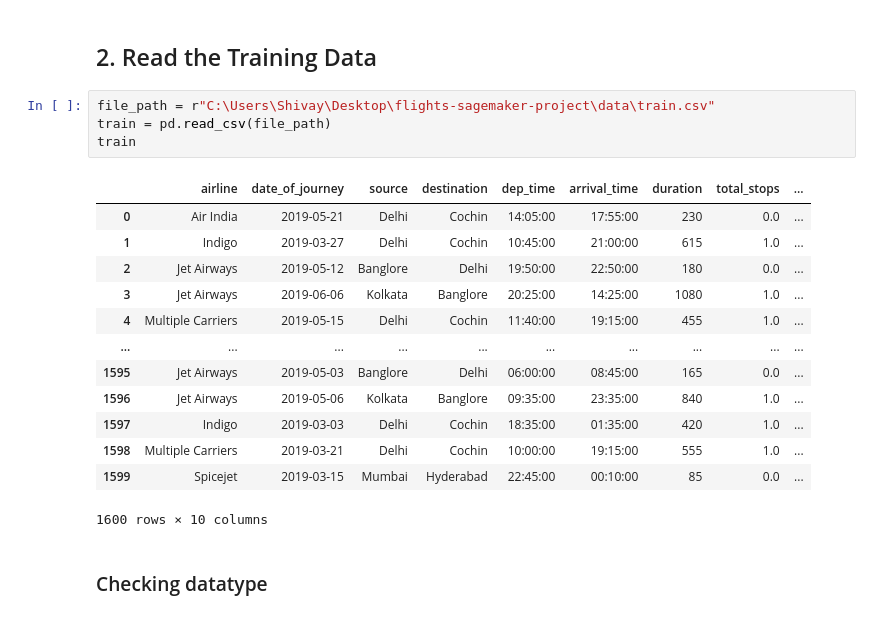
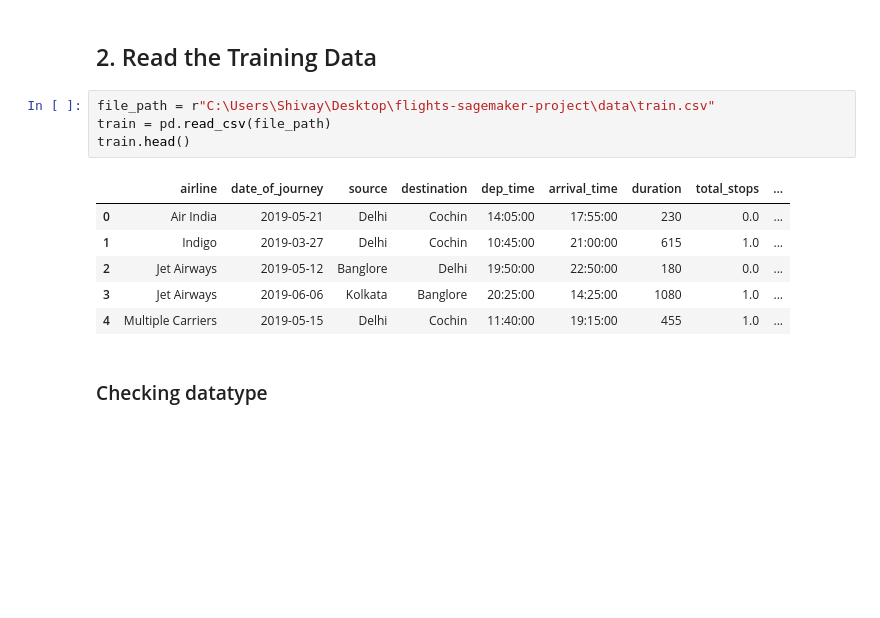
Before and after one commit to Hari7531/flights-sagemaker-project, a Jupyter notebook: notebook/eda.ipynb, the cells around one changed output. Drawn from its saved outputs; the diff is of its cells as text; blank space fills up the shorter version.

```diff
--- a/notebook/eda.ipynb
+++ b/notebook/eda.ipynb
@@ -14,21 +15,14 @@ from sklearn.ensemble import IsolationForest
 # %%
 file_path = r"C:\Users\Shivay\Desktop\flights-sagemaker-project\data\train.csv"
 train = pd.read_csv(file_path)
-train
+train.head()
 # %% [output]
 |  | airline | date_of_journey | source | destination | dep_time | arrival_time | duration | total_stops | ... |
 | 0 | Air India | 2019-05-21 | Delhi | Cochin | 14:05:00 | 17:55:00 | 230 | 0.0 | ... |
 | 1 | Indigo | 2019-03-27 | Delhi | Cochin | 10:45:00 | 21:00:00 | 615 | 1.0 | ... |
 | 2 | Jet Airways | 2019-05-12 | Banglore | Delhi | 19:50:00 | 22:50:00 | 180 | 0.0 | ... |
 | 3 | Jet Airways | 2019-06-06 | Kolkata | Banglore | 20:25:00 | 14:25:00 | 1080 | 1.0 | ... |
 | 4 | Multiple Carriers | 2019-05-15 | Delhi | Cochin | 11:40:00 | 19:15:00 | 455 | 1.0 | ... |
-| ... | ... | ... | ... | ... | ... | ... | ... | ... | ... |
-| 1595 | Jet Airways | 2019-05-03 | Banglore | Delhi | 06:00:00 | 08:45:00 | 165 | 0.0 | ... |
-| 1596 | Jet Airways | 2019-05-06 | Kolkata | Banglore | 09:35:00 | 23:35:00 | 840 | 1.0 | ... |
-| 1597 | Indigo | 2019-03-03 | Delhi | Cochin | 18:35:00 | 01:35:00 | 420 | 1.0 | ... |
-| 1598 | Multiple Carriers | 2019-03-21 | Delhi | Cochin | 10:00:00 | 19:15:00 | 555 | 1.0 | ... |
-| 1599 | Spicejet | 2019-03-15 | Mumbai | Hyderabad | 22:45:00 | 00:10:00 | 85 | 0.0 | ... |
-1600 rows × 10 columns
 # %% [markdown]
 ### Checking datatype
 # %%
```
Also changed, not shown: parts of 93 cells of this notebook, 2 other files.
